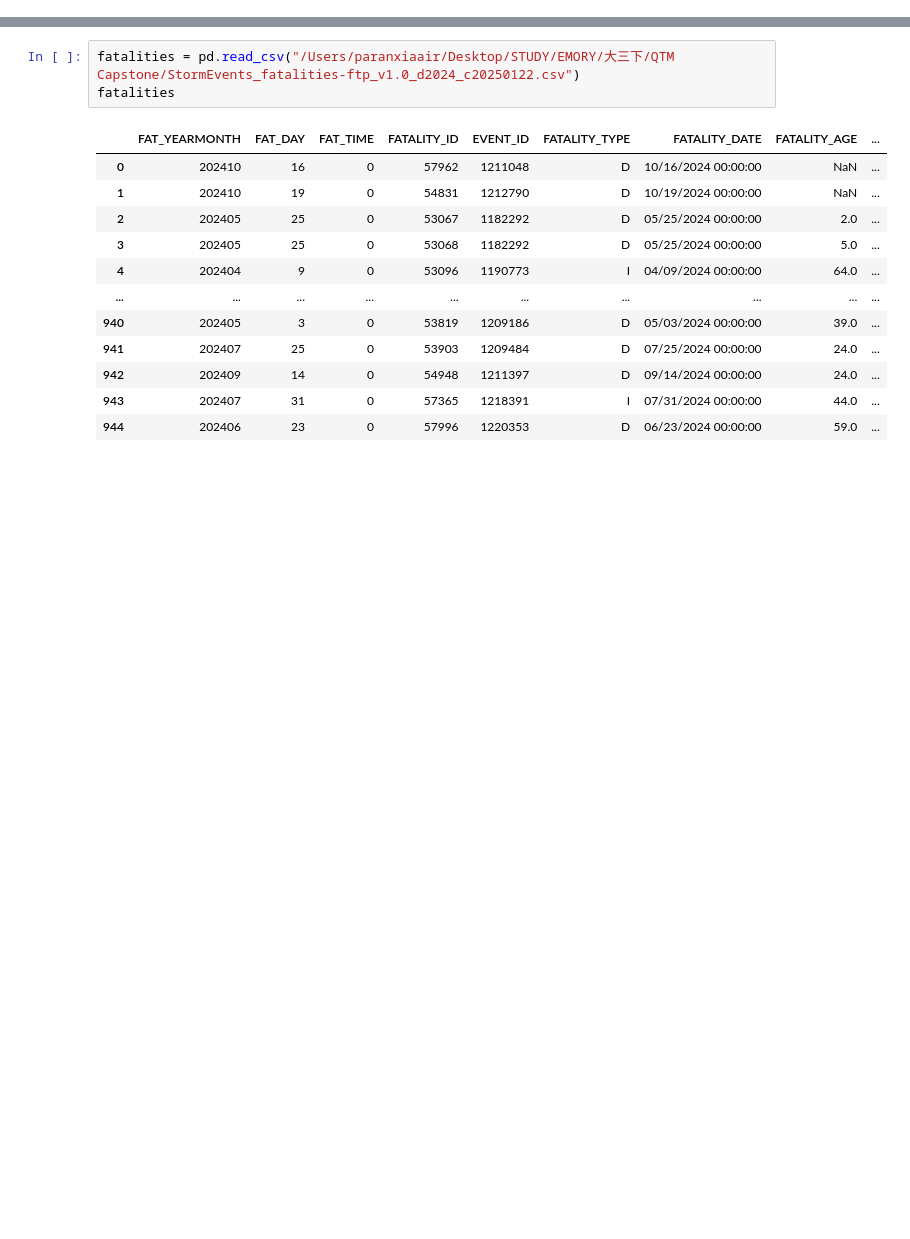
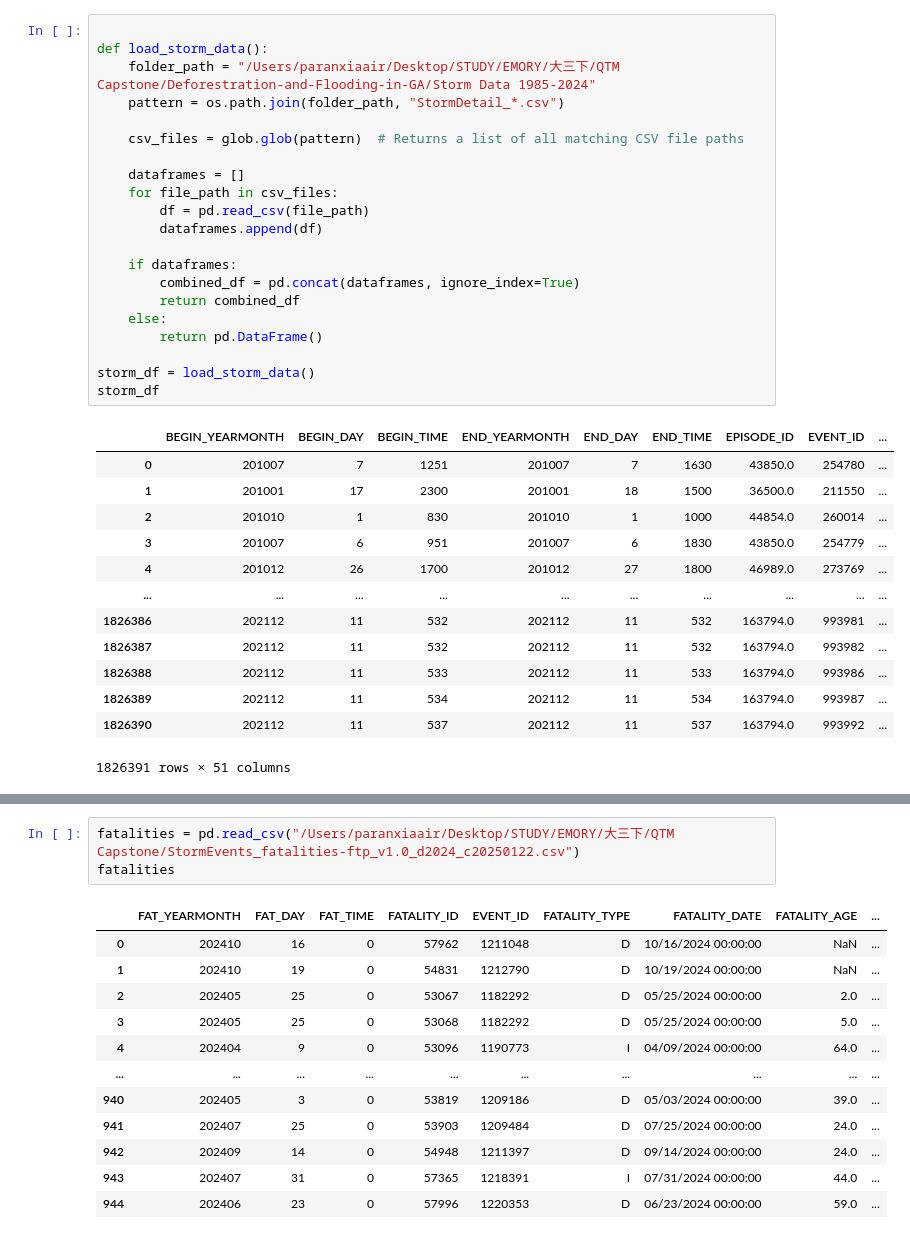
Before and after one commit to paranxia919/Deforestration-and-Flooding-in-GA, a Jupyter notebook: data clean.ipynb, the cells around one changed output, grey strips where cells are left out. Cells and saved outputs as stored; diff of their text form; blank space fills up the shorter version.

```diff
--- a/data clean.ipynb
+++ b/data clean.ipynb
@@ -41,0 +12,35 @@ location
+# %%
+
+def load_storm_data():
+    folder_path = "/Users/paranxiaair/Desktop/STUDY/EMORY/大三下/QTM Capstone/Deforestration-and-Flooding-in-GA/Storm Data 1985-2024"
+    pattern = os.path.join(folder_path, "StormDetail_*.csv")
+
+    csv_files = glob.glob(pattern)  # Returns a list of all matching CSV file paths
+
+    dataframes = []
+    for file_path in csv_files:
+        df = pd.read_csv(file_path)
+        dataframes.append(df)
+
+    if dataframes:
+        combined_df = pd.concat(dataframes, ignore_index=True)
+        return combined_df
+    else:
+        return pd.DataFrame()
+
+storm_df = load_storm_data()
+storm_df
+# %% [output]
+|  | BEGIN_YEARMONTH | BEGIN_DAY | BEGIN_TIME | END_YEARMONTH | END_DAY | END_TIME | EPISODE_ID | EVENT_ID | ... |
+| 0 | 201007 | 7 | 1251 | 201007 | 7 | 1630 | 43850.0 | 254780 | ... |
+| 1 | 201001 | 17 | 2300 | 201001 | 18 | 1500 | 36500.0 | 211550 | ... |
+| 2 | 201010 | 1 | 830 | 201010 | 1 | 1000 | 44854.0 | 260014 | ... |
+| 3 | 201007 | 6 | 951 | 201007 | 6 | 1830 | 43850.0 | 254779 | ... |
+| 4 | 201012 | 26 | 1700 | 201012 | 27 | 1800 | 46989.0 | 273769 | ... |
+| ... | ... | ... | ... | ... | ... | ... | ... | ... | ... |
+| 1826386 | 202112 | 11 | 532 | 202112 | 11 | 532 | 163794.0 | 993981 | ... |
+| 1826387 | 202112 | 11 | 532 | 202112 | 11 | 532 | 163794.0 | 993982 | ... |
+| 1826388 | 202112 | 11 | 533 | 202112 | 11 | 533 | 163794.0 | 993986 | ... |
+| 1826389 | 202112 | 11 | 534 | 202112 | 11 | 534 | 163794.0 | 993987 | ... |
+| 1826390 | 202112 | 11 | 537 | 202112 | 11 | 537 | 163794.0 | 993992 | ... |
+1826391 rows × 51 columns
```
Also changed, not shown: parts of 6 cells of this notebook, 1 other file.
